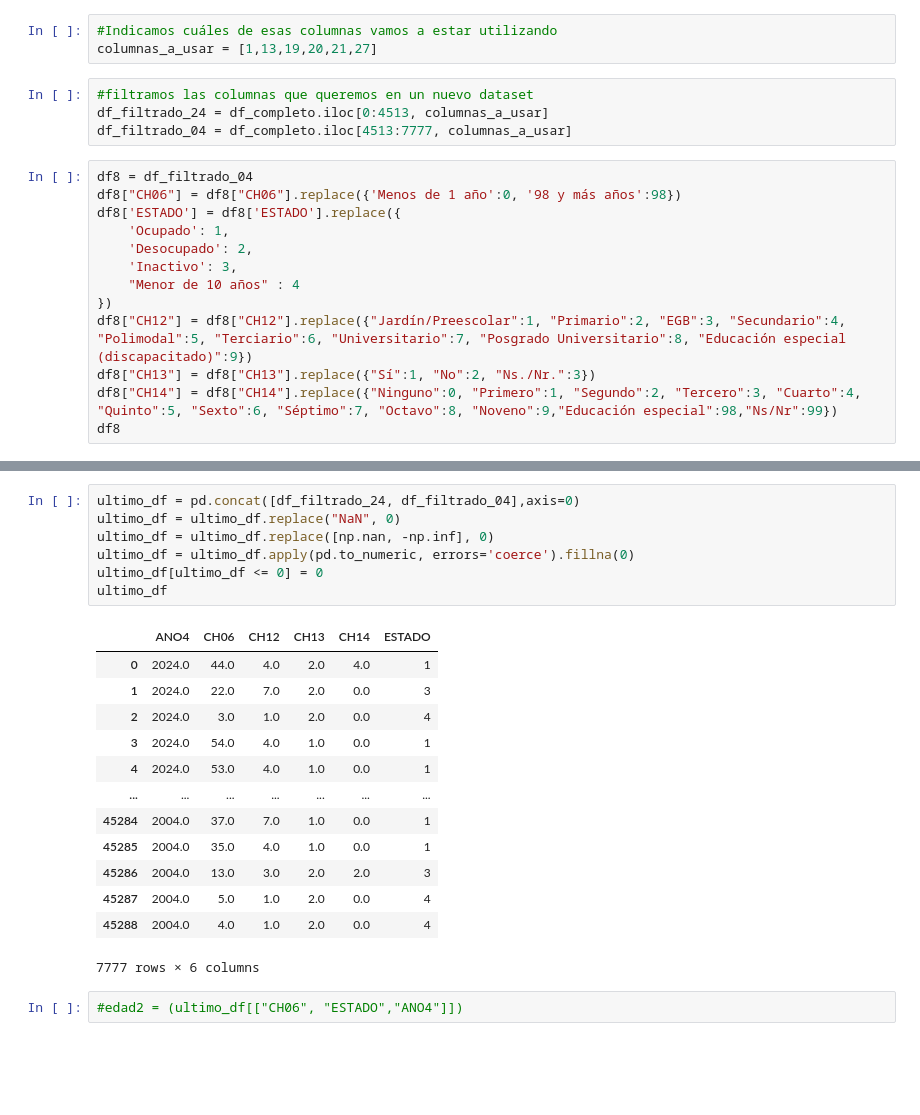
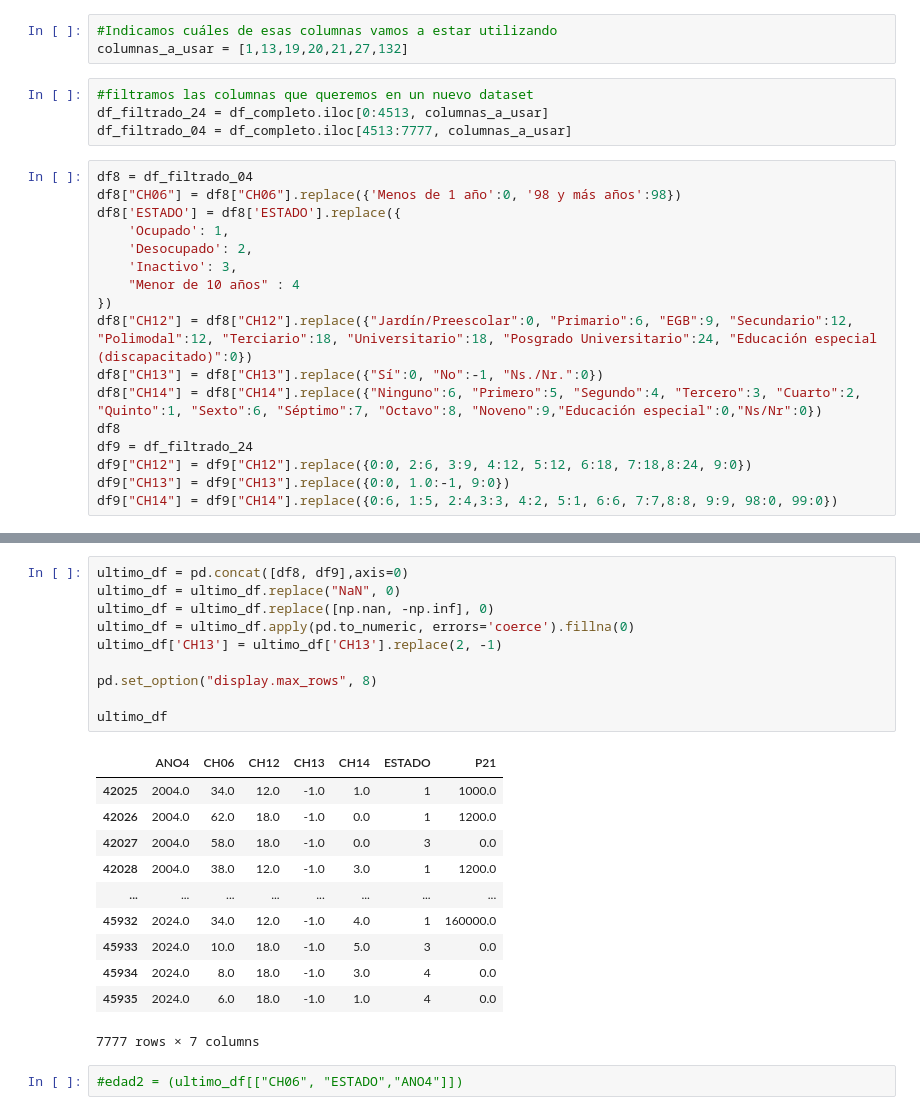
Before and after one commit to RoccoGabrielPimenta/BigDataUBA-Grupo22, a Jupyter notebook: TP 3/Big_Data_TP3_Grupo22.ipynb, the cells around one changed output, grey strips where cells are left out. Drawn from its saved outputs; the diff is of its cells as text; blank space fills up the shorter version.

```diff
--- a/TP 3/Big_Data_TP3_Grupo22.ipynb
+++ b/TP 3/Big_Data_TP3_Grupo22.ipynb
@@ -122,7 +122,7 @@ for i, item in enumerate(columnas, start=0):
 180 IDIMPP
 # %%
 #Indicamos cuáles de esas columnas vamos a estar utilizando
-columnas_a_usar = [1,13,19,20,21,27]
+columnas_a_usar = [1,13,19,20,21,27,132]
 # %%
 #filtramos las columnas que queremos en un nuevo dataset
 df_filtrado_24 = df_completo.iloc[0:4513, columnas_a_usar]
@@ -136,7 +136,11 @@ df8['ESTADO'] = df8['ESTADO'].replace({
     'Inactivo': 3,
     "Menor de 10 años" : 4
 })
-df8["CH12"] = df8["CH12"].replace({"Jardín/Preescolar":1, "Primario":2, "EGB":3, "Secundario":4, "Polimodal":5, "Terciario":6, "Universitario":7, "Posgrado Universitario":8, "Educación especial (discapacitado)":9})
-df8["CH13"] = df8["CH13"].replace({"Sí":1, "No":2, "Ns./Nr.":3})
-df8["CH14"] = df8["CH14"].replace({"Ninguno":0, "Primero":1, "Segundo":2, "Tercero":3, "Cuarto":4, "Quinto":5, "Sexto":6, "Séptimo":7, "Octavo":8, "Noveno":9,"Educación especial":98,"Ns/Nr":99})
+df8["CH12"] = df8["CH12"].replace({"Jardín/Preescolar":0, "Primario":6, "EGB":9, "Secundario":12, "Polimodal":12, "Terciario":18, "Universitario":18, "Posgrado Universitario":24, "Educación especial (discapacitado)":0})
+df8["CH13"] = df8["CH13"].replace({"Sí":0, "No":-1, "Ns./Nr.":0})
+df8["CH14"] = df8["CH14"].replace({"Ninguno":6, "Primero":5, "Segundo":4, "Tercero":3, "Cuarto":2, "Quinto":1, "Sexto":6, "Séptimo":7, "Octavo":8, "Noveno":9,"Educación especial":0,"Ns/Nr":0})
 df8
+df9 = df_filtrado_24
+df9["CH12"] = df9["CH12"].replace({0:0, 2:6, 3:9, 4:12, 5:12, 6:18, 7:18,8:24, 9:0})
+df9["CH13"] = df9["CH13"].replace({0:0, 1.0:-1, 9:0})
+df9["CH14"] = df9["CH14"].replace({0:6, 1:5, 2:4,3:3, 4:2, 5:1, 6:6, 7:7,8:8, 9:9, 98:0, 99:0})
@@ -157,24 +147,25 @@ df8
 # %%
-ultimo_df = pd.concat([df_filtrado_24, df_filtrado_04],axis=0)
+ultimo_df = pd.concat([df8, df9],axis=0)
 ultimo_df = ultimo_df.replace("NaN", 0)
 ultimo_df = ultimo_df.replace([np.nan, -np.inf], 0)
 ultimo_df = ultimo_df.apply(pd.to_numeric, errors='coerce').fillna(0)
-ultimo_df[ultimo_df <= 0] = 0
+ultimo_df['CH13'] = ultimo_df['CH13'].replace(2, -1)
+
+pd.set_option("display.max_rows", 8)
+
 ultimo_df
 # %% [output]
-|  | ANO4 | CH06 | CH12 | CH13 | CH14 | ESTADO |
-| 0 | 2024.0 | 44.0 | 4.0 | 2.0 | 4.0 | 1 |
-| 1 | 2024.0 | 22.0 | 7.0 | 2.0 | 0.0 | 3 |
-| 2 | 2024.0 | 3.0 | 1.0 | 2.0 | 0.0 | 4 |
-| 3 | 2024.0 | 54.0 | 4.0 | 1.0 | 0.0 | 1 |
-| 4 | 2024.0 | 53.0 | 4.0 | 1.0 | 0.0 | 1 |
-| ... | ... | ... | ... | ... | ... | ... |
-| 45284 | 2004.0 | 37.0 | 7.0 | 1.0 | 0.0 | 1 |
-| 45285 | 2004.0 | 35.0 | 4.0 | 1.0 | 0.0 | 1 |
-| 45286 | 2004.0 | 13.0 | 3.0 | 2.0 | 2.0 | 3 |
-| 45287 | 2004.0 | 5.0 | 1.0 | 2.0 | 0.0 | 4 |
-| 45288 | 2004.0 | 4.0 | 1.0 | 2.0 | 0.0 | 4 |
+|  | ANO4 | CH06 | CH12 | CH13 | CH14 | ESTADO | P21 |
+| 42025 | 2004.0 | 34.0 | 12.0 | -1.0 | 1.0 | 1 | 1000.0 |
+| 42026 | 2004.0 | 62.0 | 18.0 | -1.0 | 0.0 | 1 | 1200.0 |
+| 42027 | 2004.0 | 58.0 | 18.0 | -1.0 | 0.0 | 3 | 0.0 |
+| 42028 | 2004.0 | 38.0 | 12.0 | -1.0 | 3.0 | 1 | 1200.0 |
+| ... | ... | ... | ... | ... | ... | ... | ... |
+| 45932 | 2024.0 | 34.0 | 12.0 | -1.0 | 4.0 | 1 | 160000.0 |
+| 45933 | 2024.0 | 10.0 | 18.0 | -1.0 | 5.0 | 3 | 0.0 |
+| 45934 | 2024.0 | 8.0 | 18.0 | -1.0 | 3.0 | 4 | 0.0 |
+| 45935 | 2024.0 | 6.0 | 18.0 | -1.0 | 1.0 | 4 | 0.0 |
-7777 rows × 6 columns
+7777 rows × 7 columns
 # %%
 #edad2 = (ultimo_df[["CH06", "ESTADO","ANO4"]])
 # %%
```
Also changed, not shown: parts of 11 cells of this notebook.
